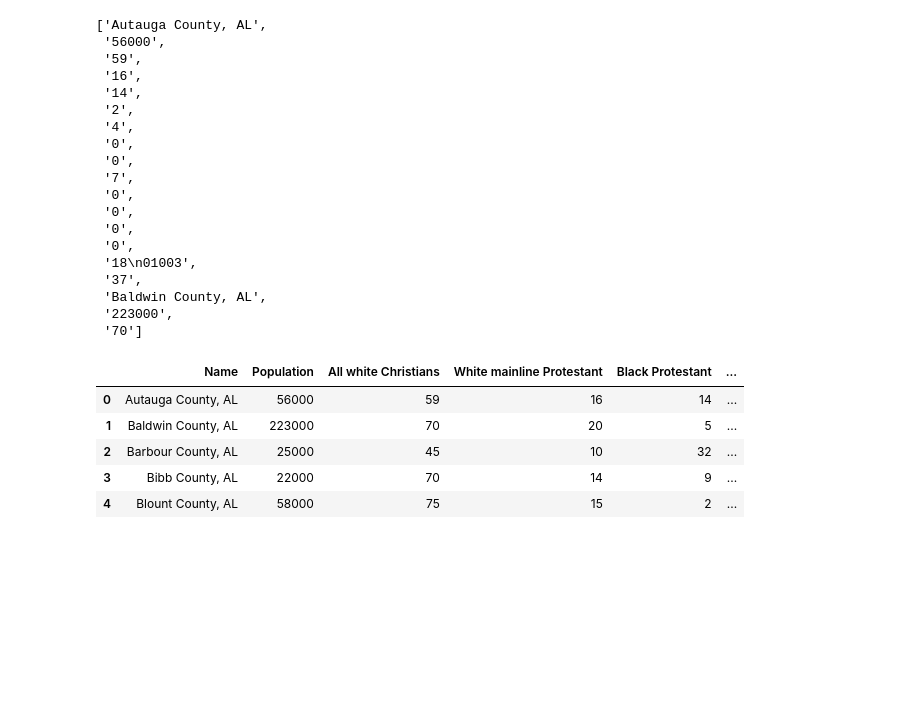
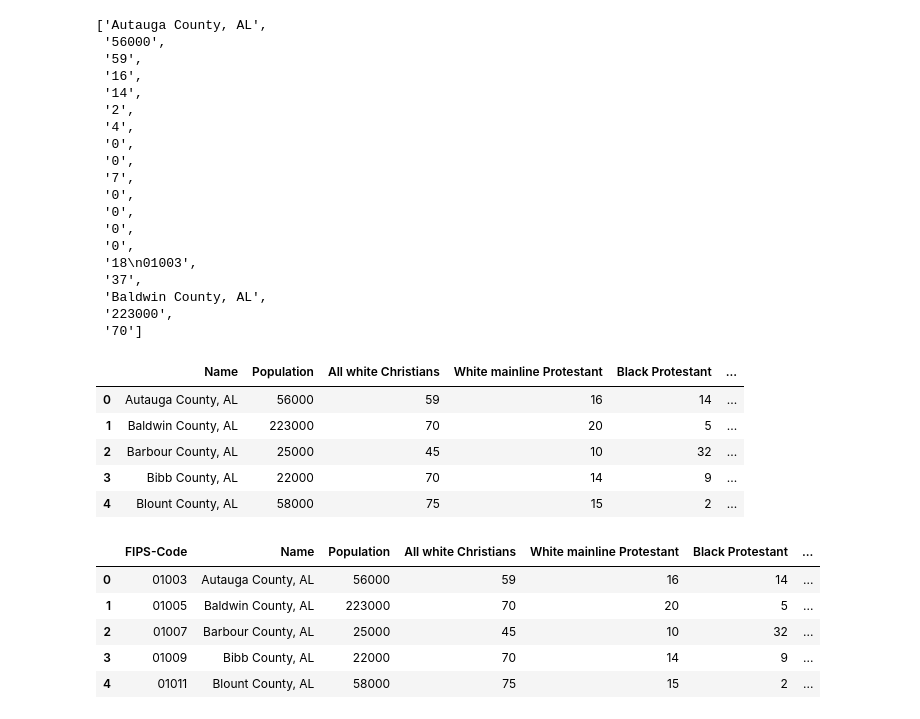
Before and after one commit to anoboa2/parse-data-09112023, a Jupyter notebook: notebook.ipynb, the cells around one changed output. Saved outputs shown, nothing was run; the diff lists cells and outputs as text; code cells hidden in the pictures; blank space fills up the shorter version.

```diff
--- a/notebook.ipynb
+++ b/notebook.ipynb
@@ -102,7 +122,7 @@ while len(subset) > 0:
   records.append(subset[0:15])
   subset = subset[16:]
 # %%
-df = pd.DataFrame(records, columns=group1[2:])
+df = pd.DataFrame(records, columns=columns[2:])
 df.head()
 # %% [output]
 |  | Name | Population | All white Christians | White mainline Protestant | Black Protestant | ... |
@@ -111,5 +131,27 @@ df.head()
 | 2 | Barbour County, AL | 25000 | 45 | 10 | 32 | ... |
 | 3 | Bibb County, AL | 22000 | 70 | 14 | 9 | ... |
 | 4 | Blount County, AL | 58000 | 75 | 15 | 2 | ... |
+# %%
+# for the column titled "Unaffiliated", separate the data into two columns using the "/n" as a separator
+df['Unaffiliated\n01001'] = df['Unaffiliated\n01001'].str.split('\n')
+# %%
+# create a new column called "Unaffiliated" with the first value from the list
+df['Unaffiliated'] = df['Unaffiliated\n01001'].apply(lambda x: x[0])
+# %%
+for i, row in df.iterrows():
+  if len(row['Unaffiliated\n01001']) == 2:
+    df.loc[i, 'FIPS-Code'] = str(row['Unaffiliated\n01001'][1])
+# %%
+# move the fips code to the first row
+df = df[['FIPS-Code'] + list(df.columns[:-1])]
+df = df.drop(columns=['Unaffiliated\n01001'])
+df.head()
+# %% [output]
+|  | FIPS-Code | Name | Population | All white Christians | White mainline Protestant | Black Protestant | ... |
+| 0 | 01003 | Autauga County, AL | 56000 | 59 | 16 | 14 | ... |
+| 1 | 01005 | Baldwin County, AL | 223000 | 70 | 20 | 5 | ... |
+| 2 | 01007 | Barbour County, AL | 25000 | 45 | 10 | 32 | ... |
+| 3 | 01009 | Bibb County, AL | 22000 | 70 | 14 | 9 | ... |
+| 4 | 01011 | Blount County, AL | 58000 | 75 | 15 | 2 | ... |
 # %%
 df.to_csv('output.csv', index=False)
```
Also changed, not shown: parts of 2 cells of this notebook, 1 other file.
